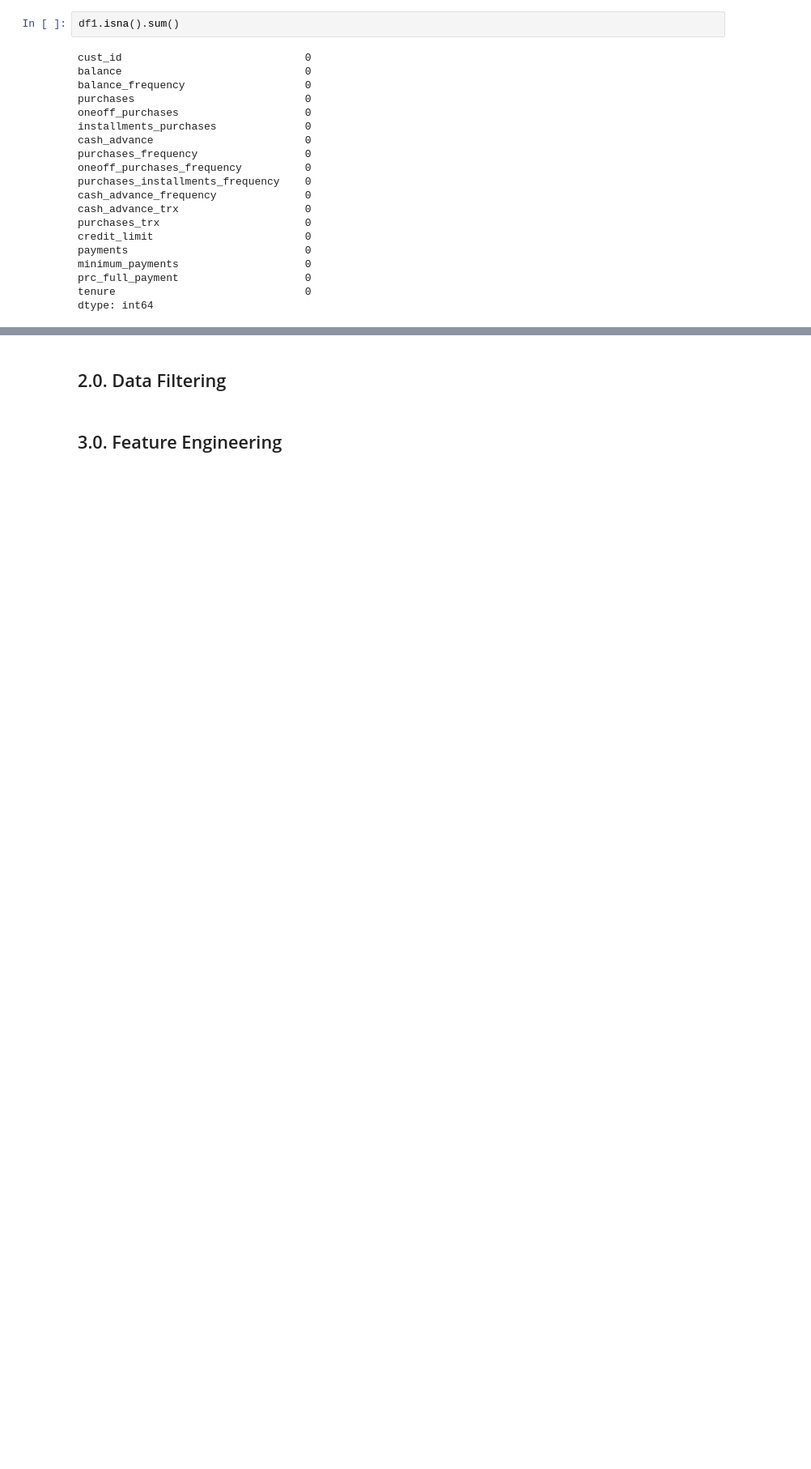
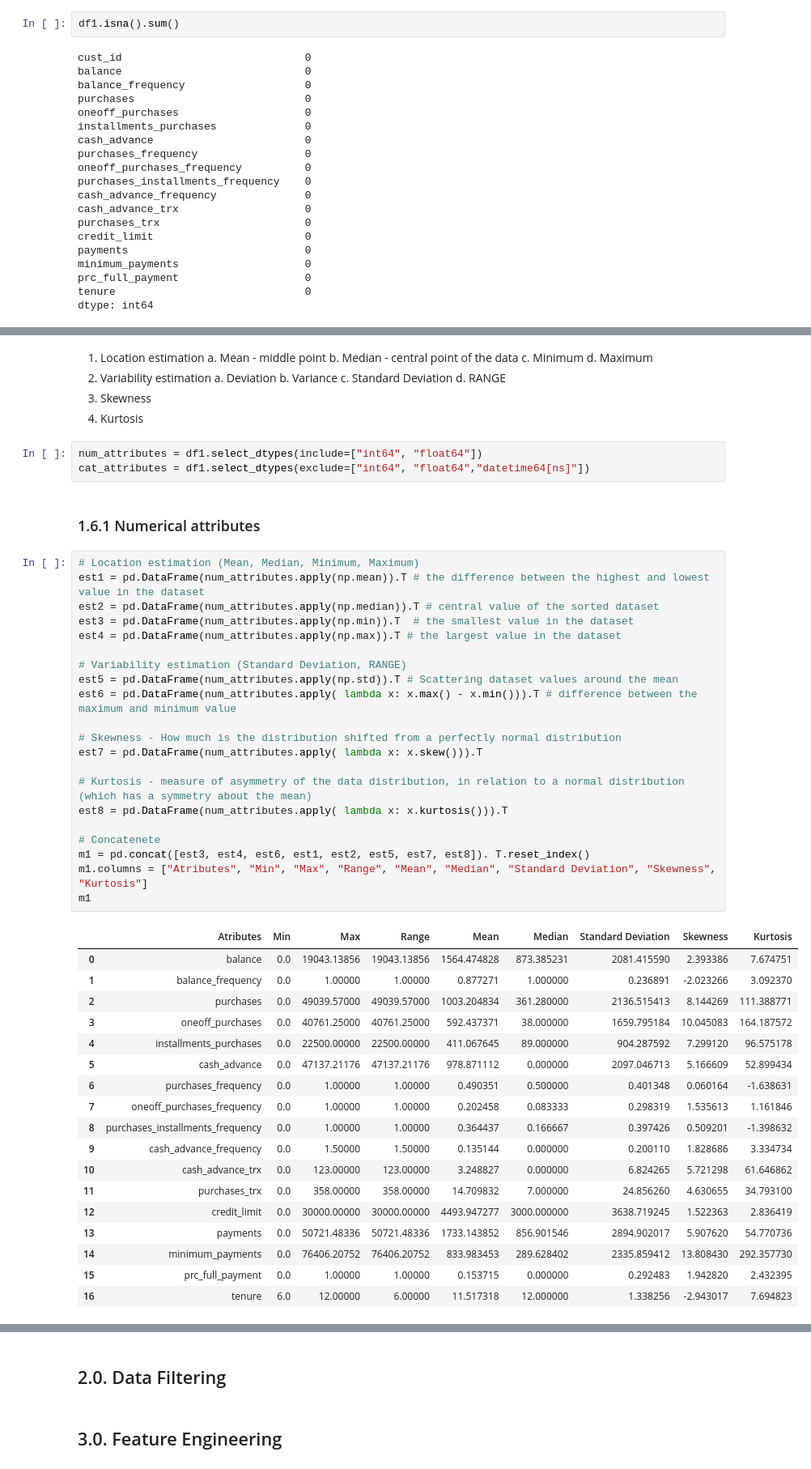
Before and after one commit to joaofmoura/BankMarketingStrategy, a Jupyter notebook: marketing_bank.ipynb, the cells around one changed output, grey strips where cells are left out. Shown: that part at 81% size. Saved outputs shown, nothing was run; the diff lists cells and outputs as text; blank space fills up the shorter version.

Commit message:
numerical attributes

```diff
--- a/marketing_bank.ipynb
+++ b/marketing_bank.ipynb
@@ -167,0 +169,59 @@ dtype: int64
+# %% [markdown]
+1. Location estimation
+    a. Mean - middle point
+    b. Median - central point of the data
+    c. Minimum
+    d. Maximum
+2. Variability estimation
+    a. Deviation
+    b. Variance
+    c. Standard Deviation
+    d. RANGE
+3. Skewness
+4. Kurtosis
+# %%
+num_attributes = df1.select_dtypes(include=["int64", "float64"])
+cat_attributes = df1.select_dtypes(exclude=["int64", "float64","datetime64[ns]"])
+# %% [markdown]
+
+### 1.6.1 Numerical attributes
+# %%
+# Location estimation (Mean, Median, Minimum, Maximum)
+est1 = pd.DataFrame(num_attributes.apply(np.mean)).T # the difference between the highest and lowest value in the dataset
+est2 = pd.DataFrame(num_attributes.apply(np.median)).T # central value of the sorted dataset
+est3 = pd.DataFrame(num_attributes.apply(np.min)).T  # the smallest value in the dataset
+est4 = pd.DataFrame(num_attributes.apply(np.max)).T # the largest value in the dataset
+
+# Variability estimation (Standard Deviation, RANGE)
+est5 = pd.DataFrame(num_attributes.apply(np.std)).T # Scattering dataset values around the mean
+est6 = pd.DataFrame(num_attributes.apply( lambda x: x.max() - x.min())).T # difference between the maximum and minimum value
+
+# Skewness - How much is the distribution shifted from a perfectly normal distribution
+est7 = pd.DataFrame(num_attributes.apply( lambda x: x.skew())).T
+
+# Kurtosis - measure of asymmetry of the data distribution, in relation to a normal distribution (which has a symmetry about the mean)
+est8 = pd.DataFrame(num_attributes.apply( lambda x: x.kurtosis())).T
+
+# Concatenete
+m1 = pd.concat([est3, est4, est6, est1, est2, est5, est7, est8]). T.reset_index()
+m1.columns = ["Atributes", "Min", "Max", "Range", "Mean", "Median", "Standard Deviation", "Skewness", "Kurtosis"]
+m1
+# %% [output]
+|  | Atributes | Min | Max | Range | Mean | Median | Standard Deviation | Skewness | Kurtosis |
+| 0 | balance | 0.0 | 19043.13856 | 19043.13856 | 1564.474828 | 873.385231 | 2081.415590 | 2.393386 | 7.674751 |
+| 1 | balance_frequency | 0.0 | 1.00000 | 1.00000 | 0.877271 | 1.000000 | 0.236891 | -2.023266 | 3.092370 |
+| 2 | purchases | 0.0 | 49039.57000 | 49039.57000 | 1003.204834 | 361.280000 | 2136.515413 | 8.144269 | 111.388771 |
+| 3 | oneoff_purchases | 0.0 | 40761.25000 | 40761.25000 | 592.437371 | 38.000000 | 1659.795184 | 10.045083 | 164.187572 |
+| 4 | installments_purchases | 0.0 | 22500.00000 | 22500.00000 | 411.067645 | 89.000000 | 904.287592 | 7.299120 | 96.575178 |
+| 5 | cash_advance | 0.0 | 47137.21176 | 47137.21176 | 978.871112 | 0.000000 | 2097.046713 | 5.166609 | 52.899434 |
+| 6 | purchases_frequency | 0.0 | 1.00000 | 1.00000 | 0.490351 | 0.500000 | 0.401348 | 0.060164 | -1.638631 |
+| 7 | oneoff_purchases_frequency | 0.0 | 1.00000 | 1.00000 | 0.202458 | 0.083333 | 0.298319 | 1.535613 | 1.161846 |
+| 8 | purchases_installments_frequency | 0.0 | 1.00000 | 1.00000 | 0.364437 | 0.166667 | 0.397426 | 0.509201 | -1.398632 |
+| 9 | cash_advance_frequency | 0.0 | 1.50000 | 1.50000 | 0.135144 | 0.000000 | 0.200110 | 1.828686 | 3.334734 |
+| 10 | cash_advance_trx | 0.0 | 123.00000 | 123.00000 | 3.248827 | 0.000000 | 6.824265 | 5.721298 | 61.646862 |
+| 11 | purchases_trx | 0.0 | 358.00000 | 358.00000 | 14.709832 | 7.000000 | 24.856260 | 4.630655 | 34.793100 |
+| 12 | credit_limit | 0.0 | 30000.00000 | 30000.00000 | 4493.947277 | 3000.000000 | 3638.719245 | 1.522363 | 2.836419 |
+| 13 | payments | 0.0 | 50721.48336 | 50721.48336 | 1733.143852 | 856.901546 | 2894.902017 | 5.907620 | 54.770736 |
+| 14 | minimum_payments | 0.0 | 76406.20752 | 76406.20752 | 833.983453 | 289.628402 | 2335.859412 | 13.808430 | 292.357730 |
+| 15 | prc_full_payment | 0.0 | 1.00000 | 1.00000 | 0.153715 | 0.000000 | 0.292483 | 1.942820 | 2.432395 |
+| 16 | tenure | 6.0 | 12.00000 | 6.00000 | 11.517318 | 12.000000 | 1.338256 | -2.943017 | 7.694823 |
```
Also changed, not shown: parts of 7 cells of this notebook.
